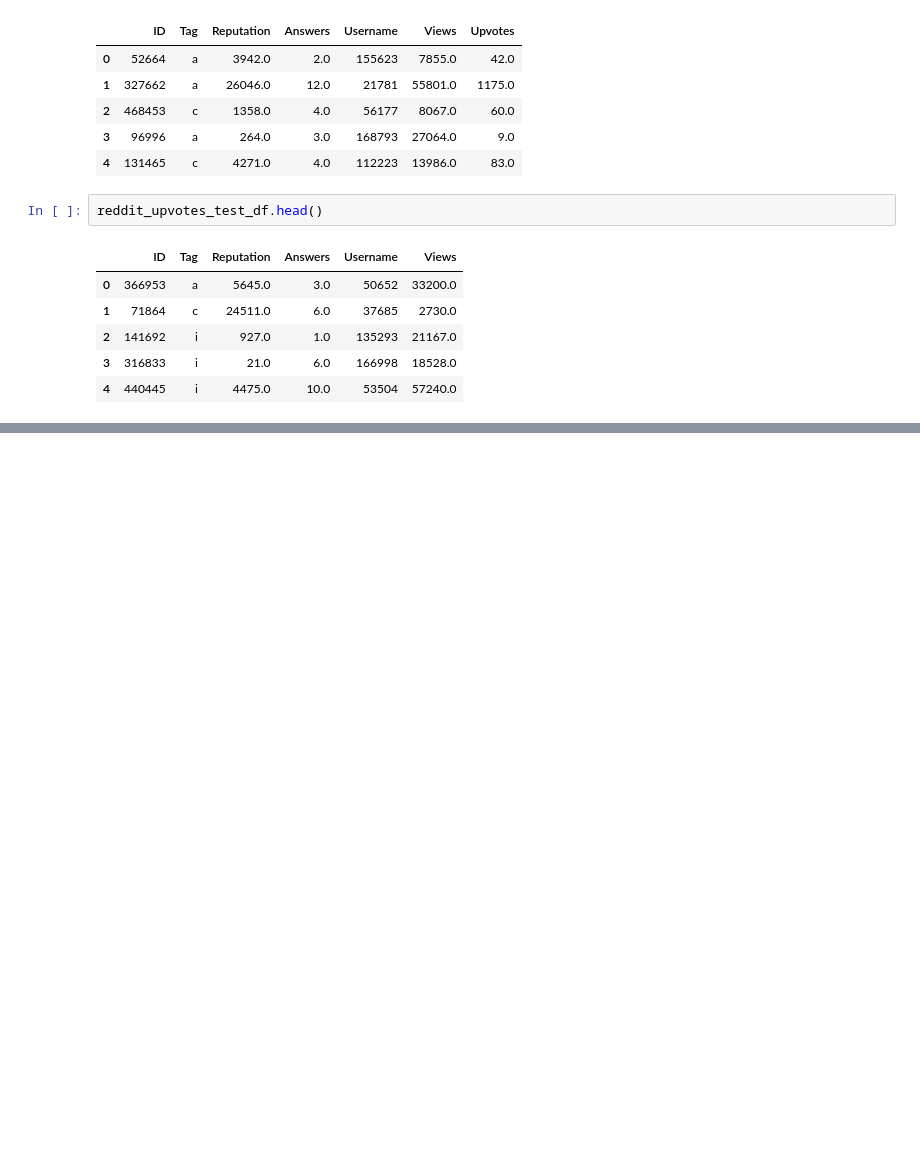
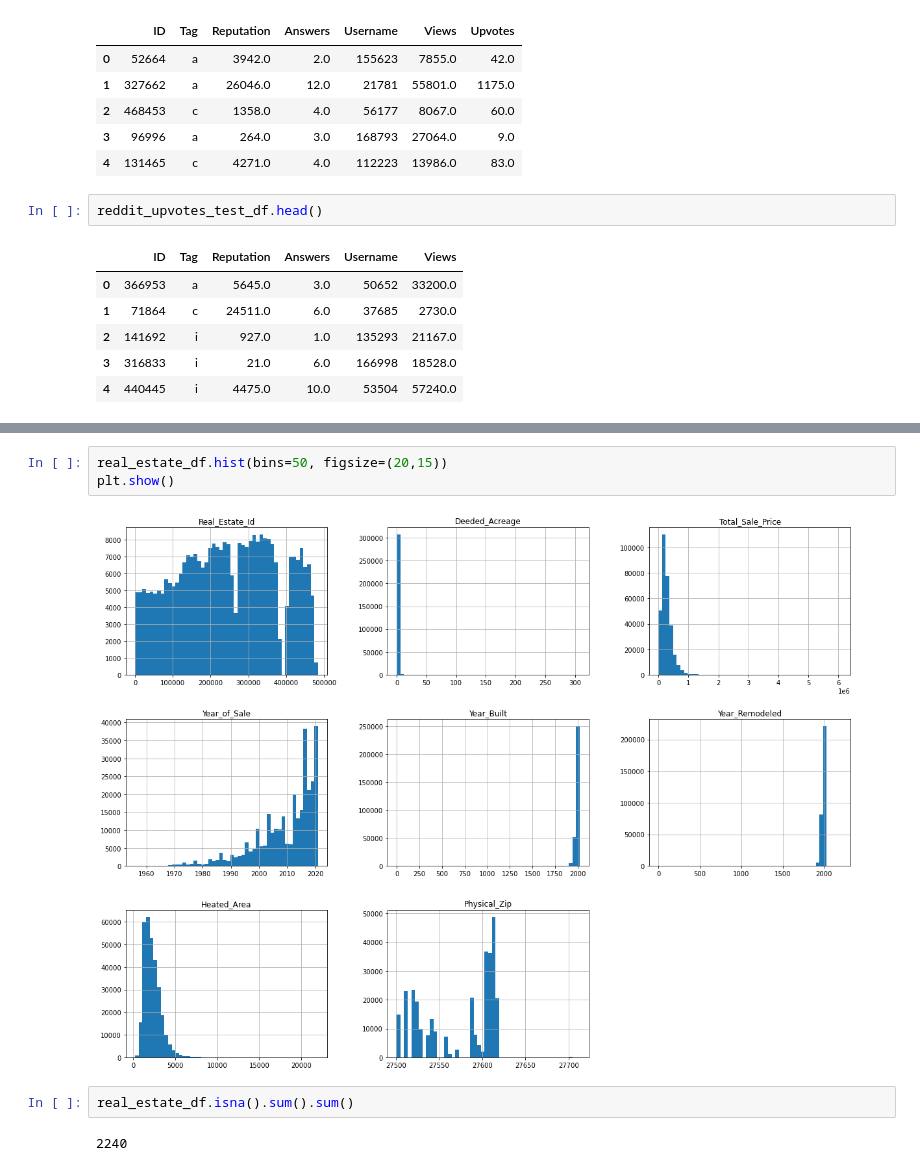
Before and after one commit to jcarballo1/CS7394_AppliedML, a Jupyter notebook: Project3/Project03.ipynb, the cells around one changed output, grey strips where cells are left out. Drawn from its saved outputs; the diff is of its cells as text; blank space fills up the shorter version.

```diff
--- a/Project3/Project03.ipynb
+++ b/Project3/Project03.ipynb
@@ -51,0 +100,9 @@ uber_fares_df.head()
+# %%
+real_estate_df.hist(bins=50, figsize=(20,15))
+plt.show()
+# %% [output]
+[figure, added]
+# %%
+real_estate_df.isna().sum().sum()
+# %% [output]
+2240
```
Also changed, not shown: parts of 19 cells of this notebook.
